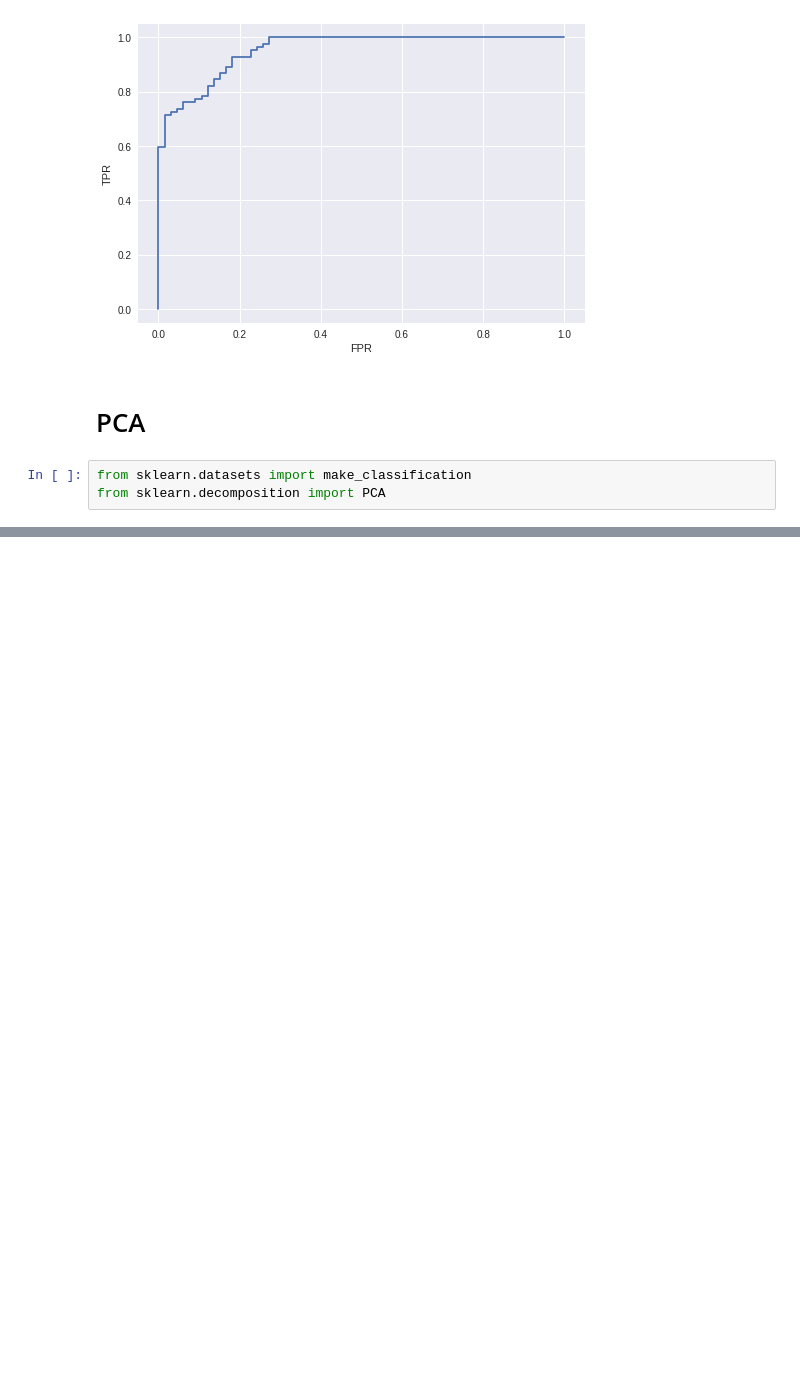
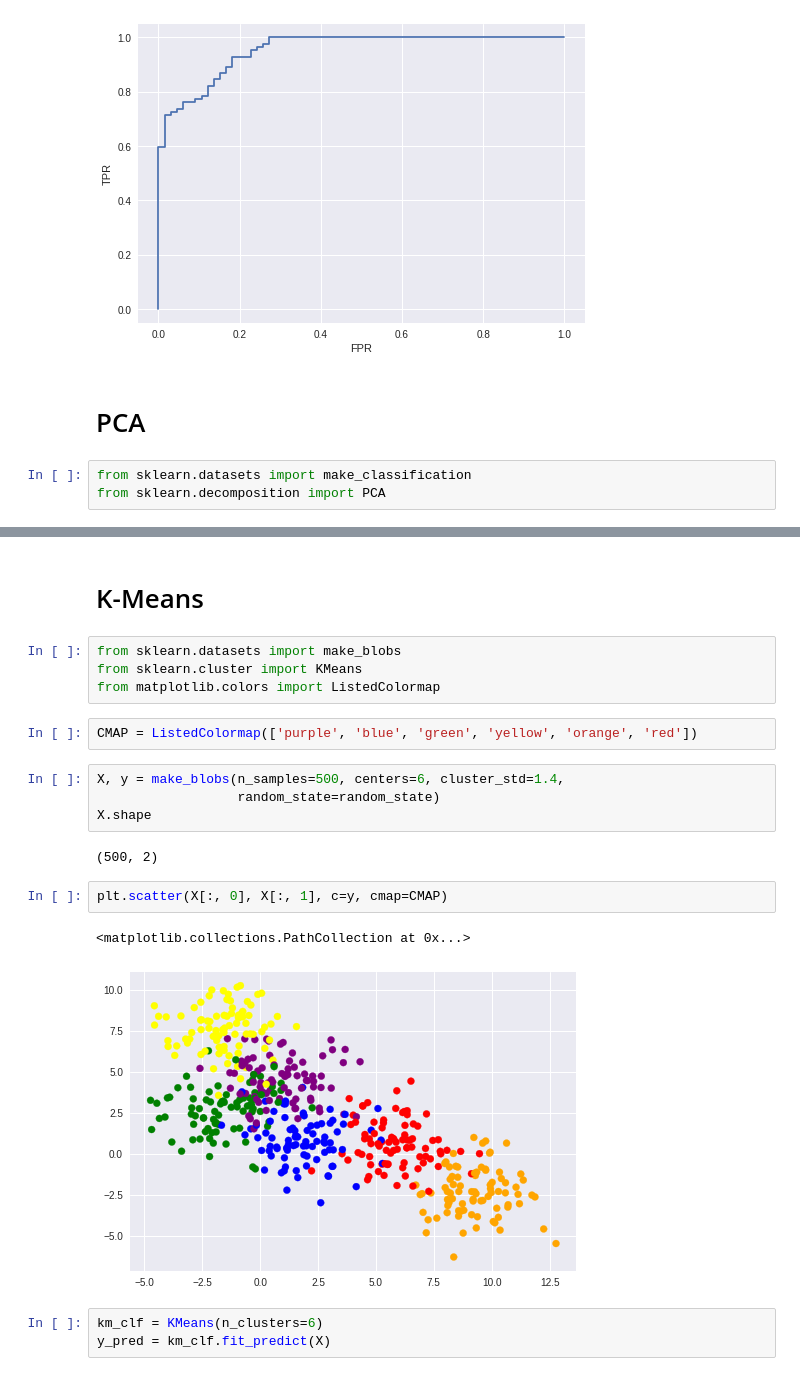
Before and after one commit to aakashv000/Machine-Learning-Lab-CS3103, a Jupyter notebook: Lab_5_Cross_Validation,_Bias_and_Variance.ipynb, the cells around one changed output, grey strips where cells are left out. Cells and saved outputs as stored; diff of their text form; blank space fills up the shorter version.

Commit message:
applied K-Means on blobs

```diff
--- a/Lab_5_Cross_Validation,_Bias_and_Variance.ipynb
+++ b/Lab_5_Cross_Validation,_Bias_and_Variance.ipynb
@@ -243,0 +244,22 @@ plt.scatter(X_new[:, 0], X_new[:, 1], c=y, cmap=plt.cm.rainbow)
+# %% [markdown]
+# K-Means
+# %%
+from sklearn.datasets import make_blobs
+from sklearn.cluster import KMeans
+from matplotlib.colors import ListedColormap
+# %%
+CMAP = ListedColormap(['purple', 'blue', 'green', 'yellow', 'orange', 'red'])
+# %%
+X, y = make_blobs(n_samples=500, centers=6, cluster_std=1.4,
+                  random_state=random_state)
+X.shape
+# %% [output]
+(500, 2)
+# %%
+plt.scatter(X[:, 0], X[:, 1], c=y, cmap=CMAP)
+# %% [output]
+<matplotlib.collections.PathCollection at 0x...>
+[figure, added]
+# %%
+km_clf = KMeans(n_clusters=6)
+y_pred = km_clf.fit_predict(X)
```
Also changed, not shown: parts of 5 cells of this notebook.
